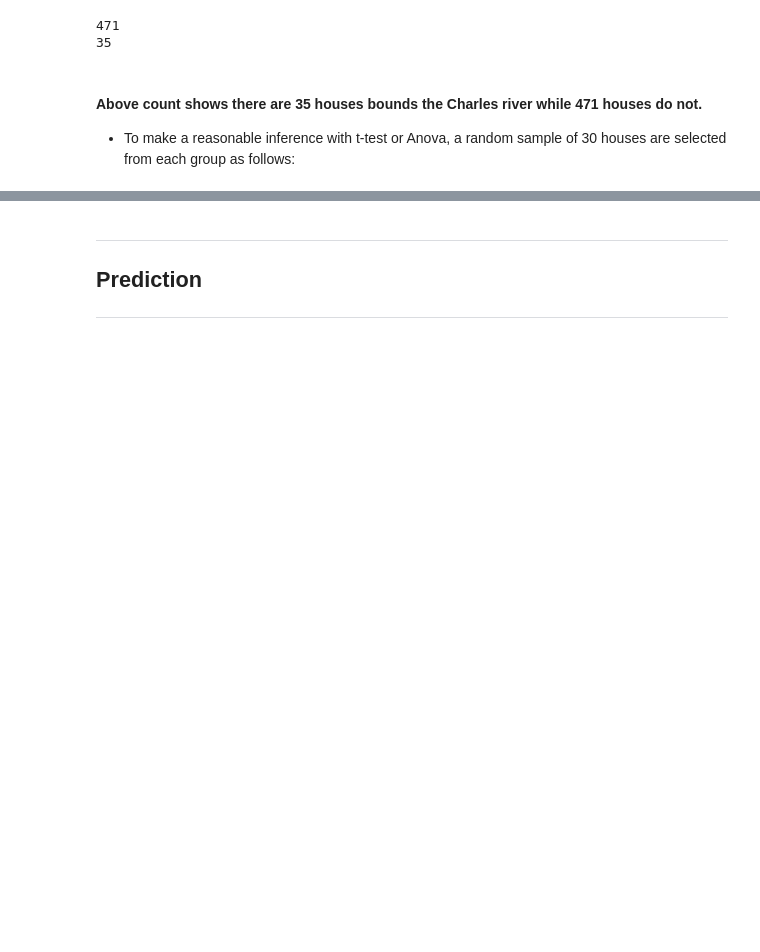
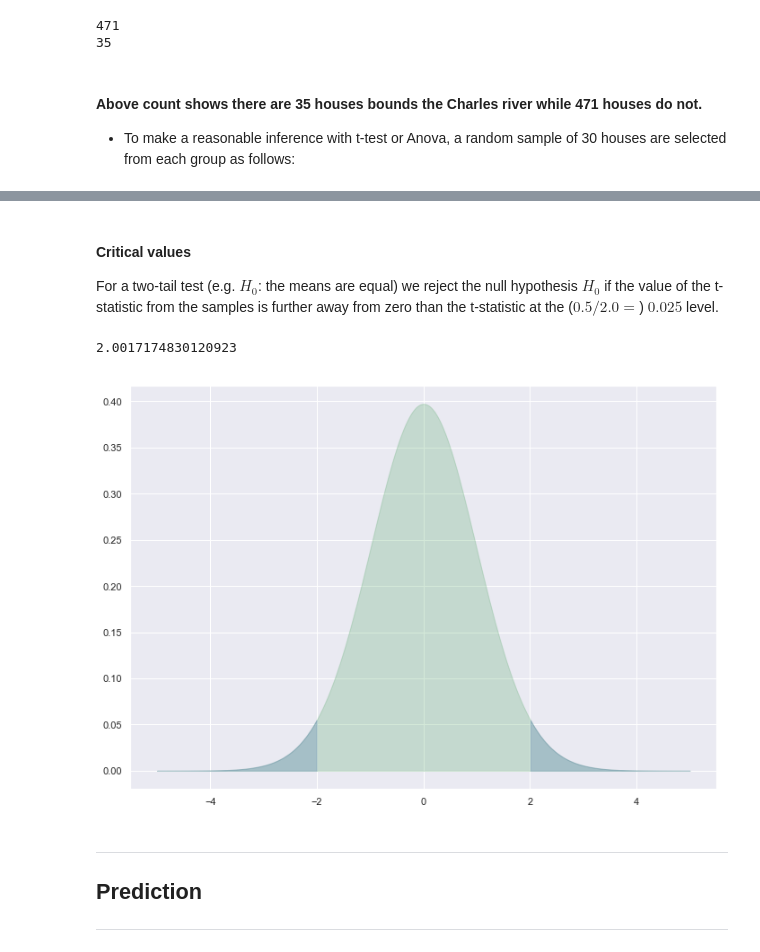
Before and after one commit to dewaledr/MLearning-Projects, a Jupyter notebook: Project_BostonHousePrices.ipynb, the cells around one changed output, grey strips where cells are left out. Drawn from its saved outputs; the diff is of its cells as text; code cells hidden in the pictures; blank space fills up the shorter version.

Commit message:
More t-test

```diff
--- a/Project_BostonHousePrices.ipynb
+++ b/Project_BostonHousePrices.ipynb
@@ -552,3 +577,34 @@ plt.show()
+# %% [markdown]
+#### Critical values
+
+For a two-tail test (e.g. $H_0$: the means are equal) we reject the null hypothesis $H_0$ if the value of the t-statistic from the samples is further away from zero than the t-statistic at the ($0.5 / 2.0 =$) $0.025$ level.
+# %%
+# x values for plotting.
+x = np.linspace(-5.0, 5.0, 1000)
+
+# The probability density functions (PDFs) for the t distribution.
+# The number of degrees of freedom is (nA + nB - 2).
+pdf = stats.t.pdf(x, (nA + nB - 2.0))
+
+# Create a dataframe from x and pdf.
+df = pd.DataFrame({'x': x, 'y': pdf})
+
+# Plot the overall distribution.
+plt.fill_between(df['x'], df['y'], color='g', alpha=0.25)
+
+# Plot the values more extreme than our |t|.
+crit = np.abs(stats.t.ppf(0.975, nA + nB - 2.0))
+tail1 = df[df['x'] >=  crit]
+tail2 = df[df['x'] <= -crit]
+plt.fill_between(tail1['x'], tail1['y'], color='b', alpha=0.25)
+plt.fill_between(tail2['x'], tail2['y'], color='b', alpha=0.25)
+
+print(crit)
+
+plt.show()
+# %% [output]
+2.0017174830120923
+[figure, added]
 # %% [markdown]
 ***
 ## Prediction
```
Also changed, not shown: parts of 8 cells of this notebook.
